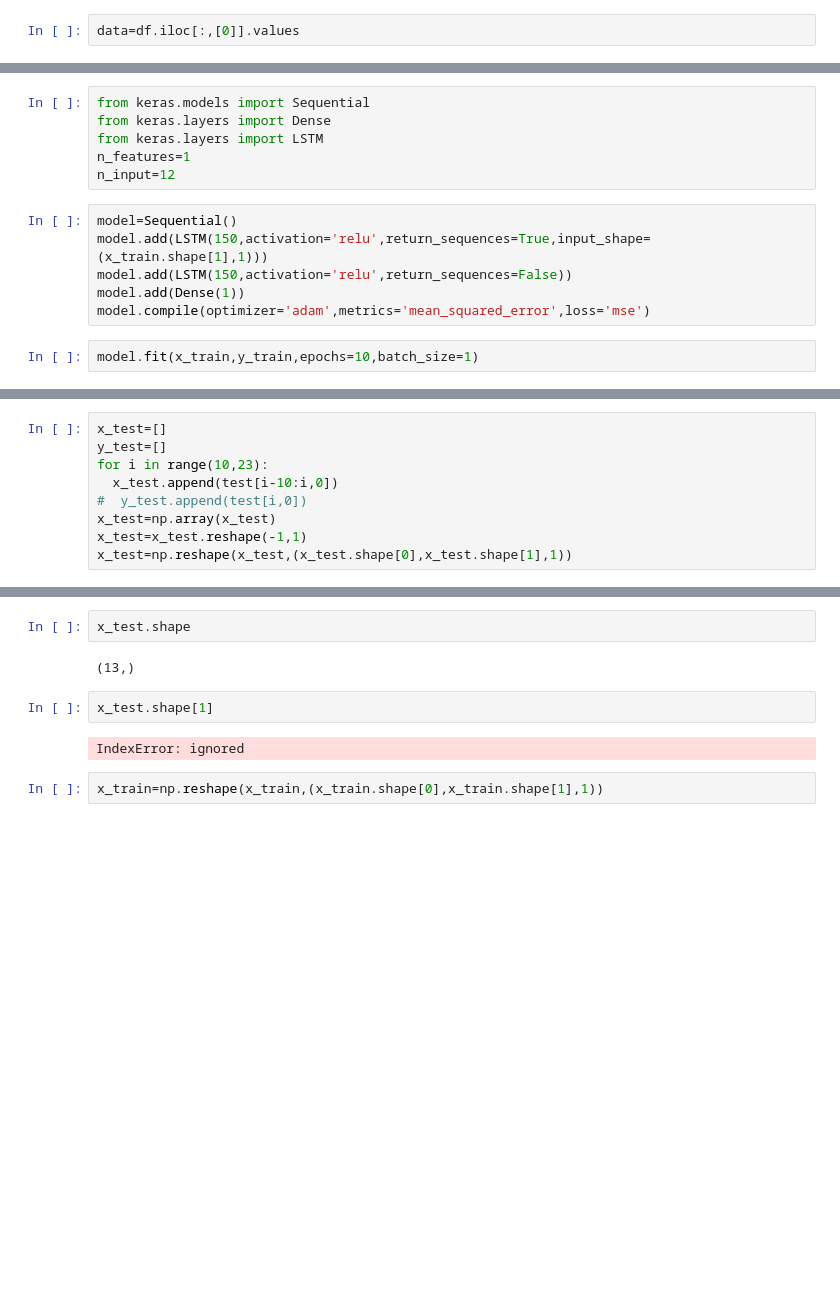
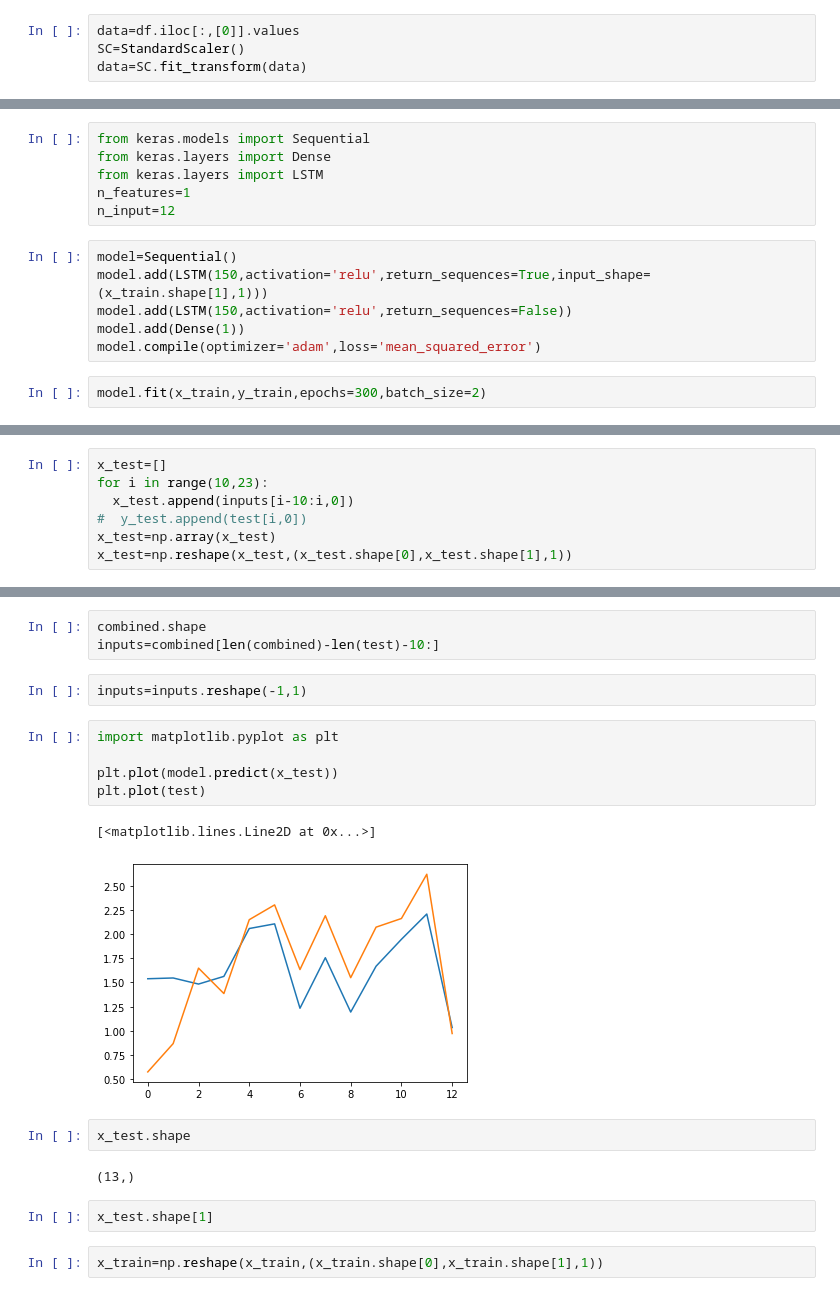
Before and after one commit to Satyake/Time-Series-Analysis-spagheti-code, a Jupyter notebook: RNNs.ipynb, the cells around one changed output, grey strips where cells are left out. Drawn from its saved outputs; the diff is of its cells as text; blank space fills up the shorter version.

```diff
--- a/RNNs.ipynb
+++ b/RNNs.ipynb
@@ -36,5 +35,7 @@ KeyError: ignored
 # %%
 data=df.iloc[:,[0]].values
+SC=StandardScaler()
+data=SC.fit_transform(data)
 # %%
 data.shape
 # %% [output]
@@ -133,7 +134,7 @@ model=Sequential()
 model.add(LSTM(150,activation='relu',return_sequences=True,input_shape=(x_train.shape[1],1)))
 model.add(LSTM(150,activation='relu',return_sequences=False))
 model.add(Dense(1))
-model.compile(optimizer='adam',metrics='mean_squared_error',loss='mse')
+model.compile(optimizer='adam',loss='mean_squared_error')
 # %%
-model.fit(x_train,y_train,epochs=10,batch_size=1)
+model.fit(x_train,y_train,epochs=300,batch_size=2)
 # %% [output]
@@ -161,9 +161,7 @@ Epoch 10/10
 # %%
 x_test=[]
-y_test=[]
 for i in range(10,23):
-  x_test.append(test[i-10:i,0])
+  x_test.append(inputs[i-10:i,0])
 #  y_test.append(test[i,0])
 x_test=np.array(x_test)
-x_test=x_test.reshape(-1,1)
 x_test=np.reshape(x_test,(x_test.shape[0],x_test.shape[1],1))
@@ -177,11 +168,22 @@ ValueError: ignored
+# %%
+combined.shape
+inputs=combined[len(combined)-len(test)-10:]
+# %%
+inputs=inputs.reshape(-1,1)
+# %%
+import matplotlib.pyplot as plt
+
+plt.plot(model.predict(x_test))
+plt.plot(test)
+# %% [output]
+[<matplotlib.lines.Line2D at 0x...>]
+[figure, added]
 # %%
 x_test.shape
 # %% [output]
 (13,)
 # %%
 x_test.shape[1]
-# %% [output]
-IndexError: ignored
 # %%
 x_train=np.reshape(x_train,(x_train.shape[0],x_train.shape[1],1))
 # %%
```
Also changed, not shown: parts of 7 cells of this notebook.
